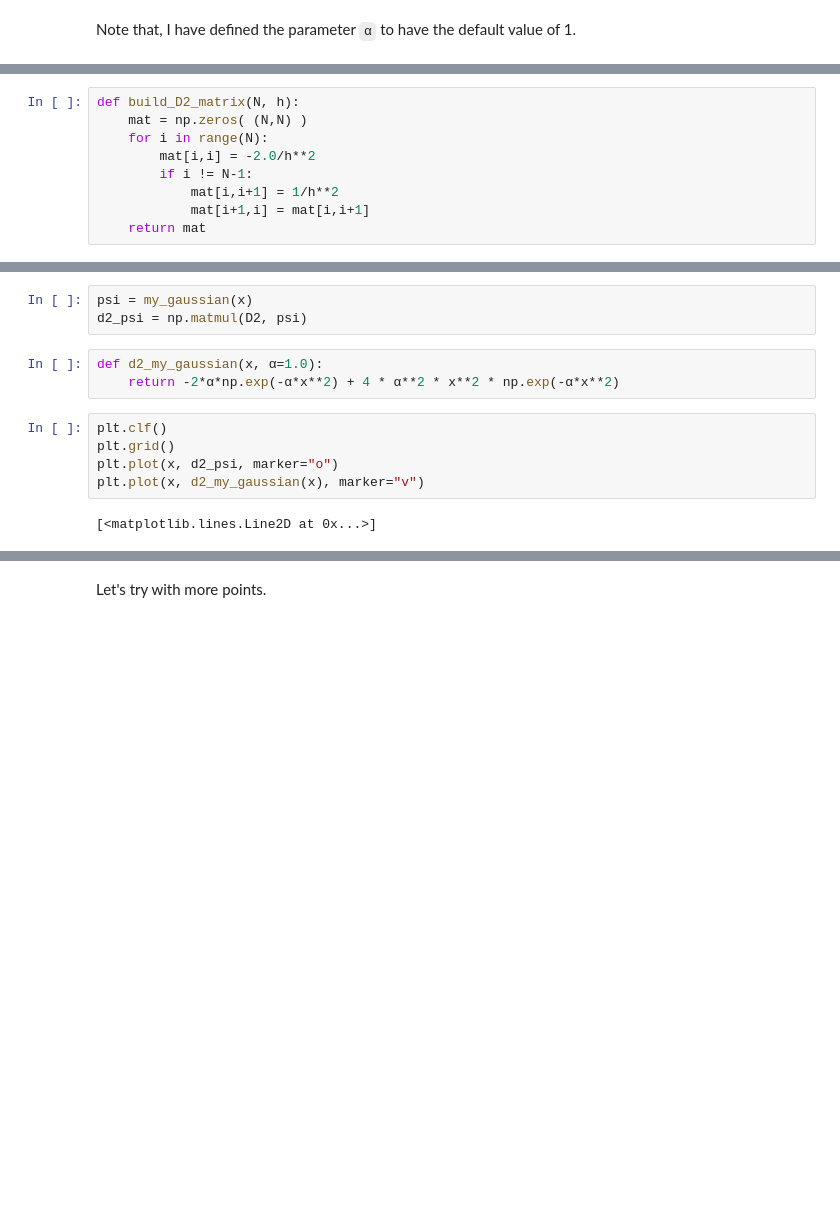
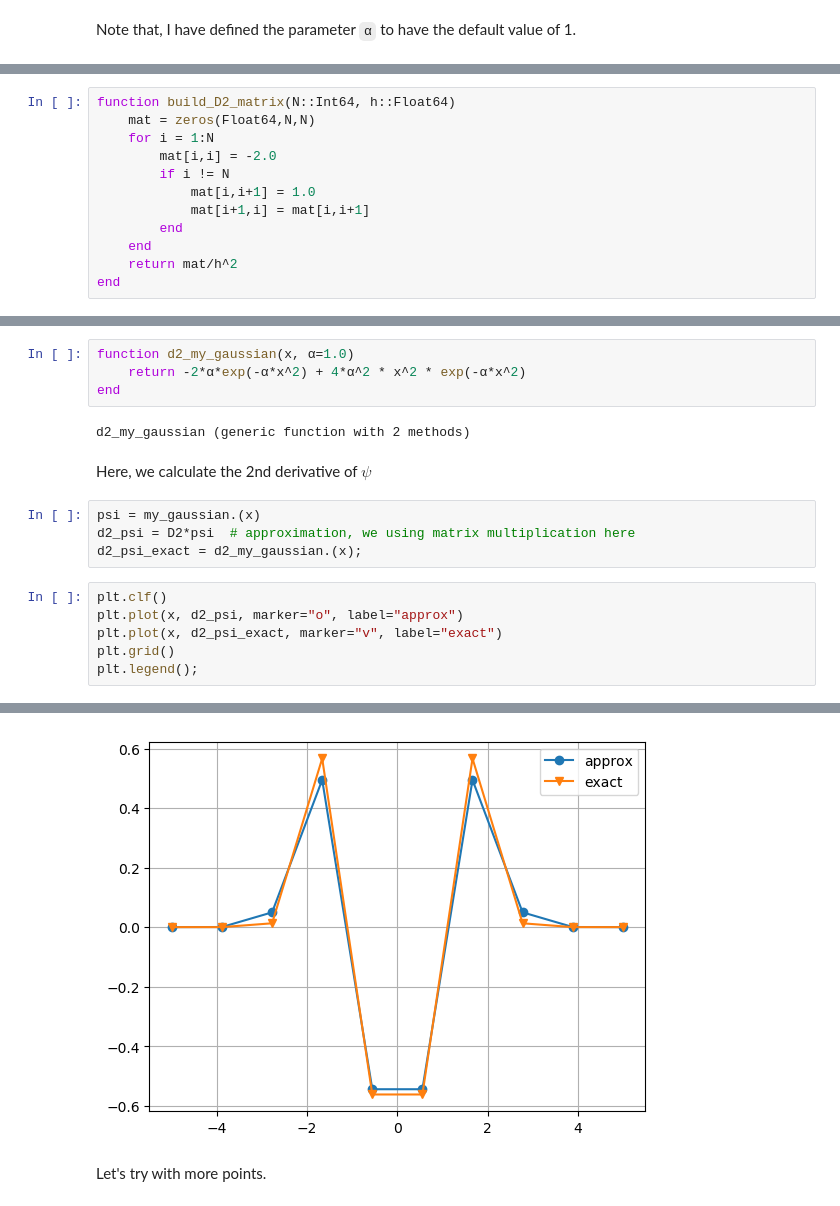
Before and after one commit to f-fathurrahman/ffr-komputasi-material, a Jupyter notebook: NumericalQM/FD1d_v1.ipynb, the cells around one changed output, grey strips where cells are left out. Saved outputs shown, nothing was run; the diff lists cells and outputs as text; blank space fills up the shorter version.

```diff
--- a/NumericalQM/FD1d_v1.ipynb
+++ b/NumericalQM/FD1d_v1.ipynb
@@ -88,9 +119,12 @@ Now, think of sampled function values $\psi(x_{i})$ as a column vector and we wa
 # %%
-def build_D2_matrix(N, h):
-    mat = np.zeros( (N,N) )
-    for i in range(N):
-        mat[i,i] = -2.0/h**2
-        if i != N-1:
-            mat[i,i+1] = 1/h**2
+function build_D2_matrix(N::Int64, h::Float64)
+    mat = zeros(Float64,N,N)
+    for i = 1:N
+        mat[i,i] = -2.0
+        if i != N
+            mat[i,i+1] = 1.0
             mat[i+1,i] = mat[i,i+1]
-    return mat
+        end
+    end
+    return mat/h^2
+end
@@ -99,13 +157,19 @@ D2 = build_D2_matrix(N,h)
+# %%
+function d2_my_gaussian(x, α=1.0)
+    return -2*α*exp(-α*x^2) + 4*α^2 * x^2 * exp(-α*x^2)
+end
+# %% [output]
+d2_my_gaussian (generic function with 2 methods)
+# %% [markdown]
+Here, we calculate the 2nd derivative of $\psi$
 # %%
-psi = my_gaussian(x)
-d2_psi = np.matmul(D2, psi)
+psi = my_gaussian.(x)
+d2_psi = D2*psi  # approximation, we using matrix multiplication here
+d2_psi_exact = d2_my_gaussian.(x);
-# %%
-def d2_my_gaussian(x, α=1.0):
-    return -2*α*np.exp(-α*x**2) + 4 * α**2 * x**2 * np.exp(-α*x**2)
 # %%
 plt.clf()
+plt.plot(x, d2_psi, marker="o", label="approx")
+plt.plot(x, d2_psi_exact, marker="v", label="exact")
 plt.grid()
-plt.plot(x, d2_psi, marker="o")
-plt.plot(x, d2_my_gaussian(x), marker="v")
+plt.legend();
 # %% [output]
-[<matplotlib.lines.Line2D at 0x...>]
@@ -113,2 +176,3 @@ plt.plot(x, d2_my_gaussian(x), marker="v")
+[figure, added]
 # %% [markdown]
 Let's try with more points.
```
Also changed, not shown: parts of 84 cells of this notebook.
